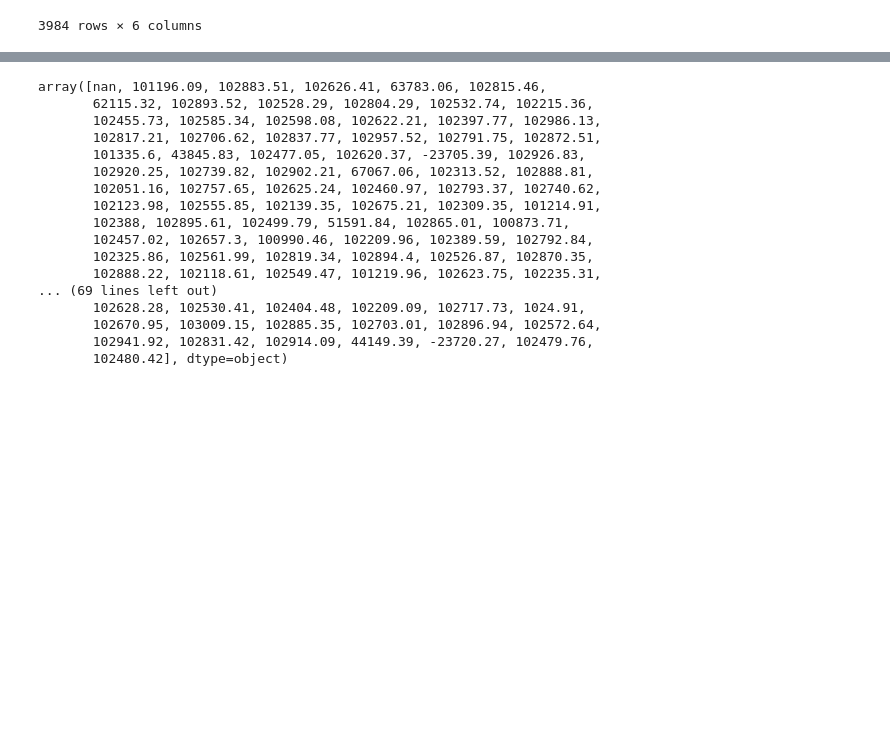
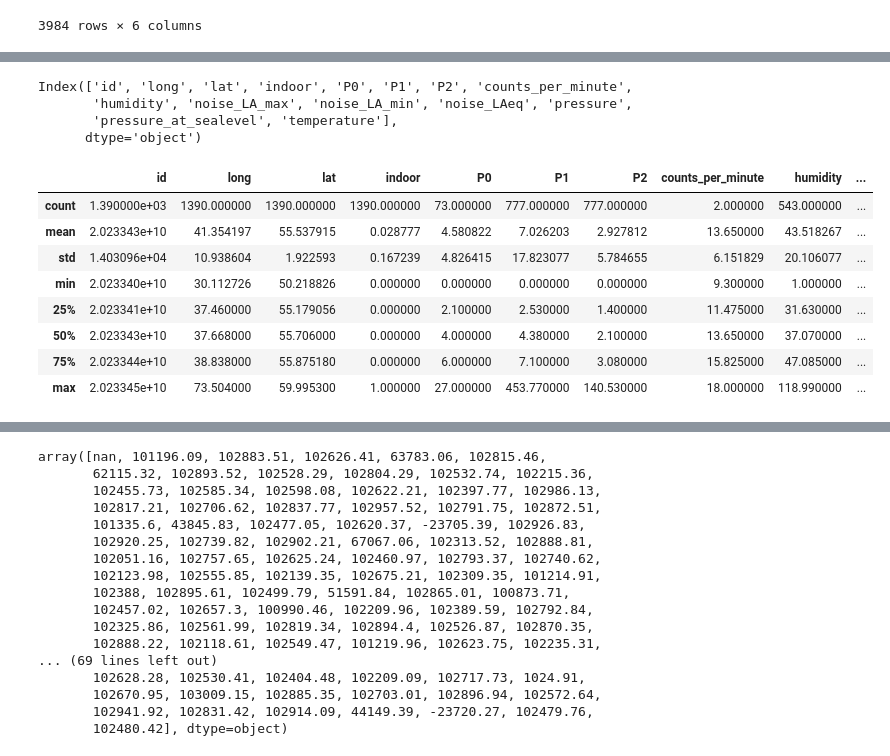
Before and after one commit to Timik232/Samsung_sensor, a Jupyter notebook: samsung.ipynb, the cells around one changed output, grey strips where cells are left out. Saved outputs shown, nothing was run; the diff lists cells and outputs as text; code cells hidden in the pictures; blank space fills up the shorter version.

```diff
--- a/samsung.ipynb
+++ b/samsung.ipynb
@@ -160,0 +147,7 @@ memory usage: 169.0+ KB
+# %%
+df_pivot.columns
+# %% [output]
+Index(['id', 'long', 'lat', 'indoor', 'P0', 'P1', 'P2', 'counts_per_minute',
+       'humidity', 'noise_LA_max', 'noise_LA_min', 'noise_LAeq', 'pressure',
+       'pressure_at_sealevel', 'temperature'],
+      dtype='object')
@@ -160,0 +156,14 @@ memory usage: 169.0+ KB
+# %%
+df_pivot_numeric = df_pivot.apply(pd.to_numeric, errors='coerce')
+# %%
+df_pivot_numeric.describe()
+# %% [output]
+|  | id | long | lat | indoor | P0 | P1 | P2 | counts_per_minute | humidity | ... |
+| count | 1.390000e+03 | 1390.000000 | 1390.000000 | 1390.000000 | 73.000000 | 777.000000 | 777.000000 | 2.000000 | 543.000000 | ... |
+| mean | 2.023343e+10 | 41.354197 | 55.537915 | 0.028777 | 4.580822 | 7.026203 | 2.927812 | 13.650000 | 43.518267 | ... |
+| std | 1.403096e+04 | 10.938604 | 1.922593 | 0.167239 | 4.826415 | 17.823077 | 5.784655 | 6.151829 | 20.106077 | ... |
+| min | 2.023340e+10 | 30.112726 | 50.218826 | 0.000000 | 0.000000 | 0.000000 | 0.000000 | 9.300000 | 1.000000 | ... |
+| 25% | 2.023341e+10 | 37.460000 | 55.179056 | 0.000000 | 2.100000 | 2.530000 | 1.400000 | 11.475000 | 31.630000 | ... |
+| 50% | 2.023343e+10 | 37.668000 | 55.706000 | 0.000000 | 4.000000 | 4.380000 | 2.100000 | 13.650000 | 37.070000 | ... |
+| 75% | 2.023344e+10 | 38.838000 | 55.875180 | 0.000000 | 6.000000 | 7.100000 | 3.080000 | 15.825000 | 47.085000 | ... |
+| max | 2.023345e+10 | 73.504000 | 59.995300 | 1.000000 | 27.000000 | 453.770000 | 140.530000 | 18.000000 | 118.990000 | ... |
```
Also changed, not shown: parts of 8 cells of this notebook, 1 other file.
